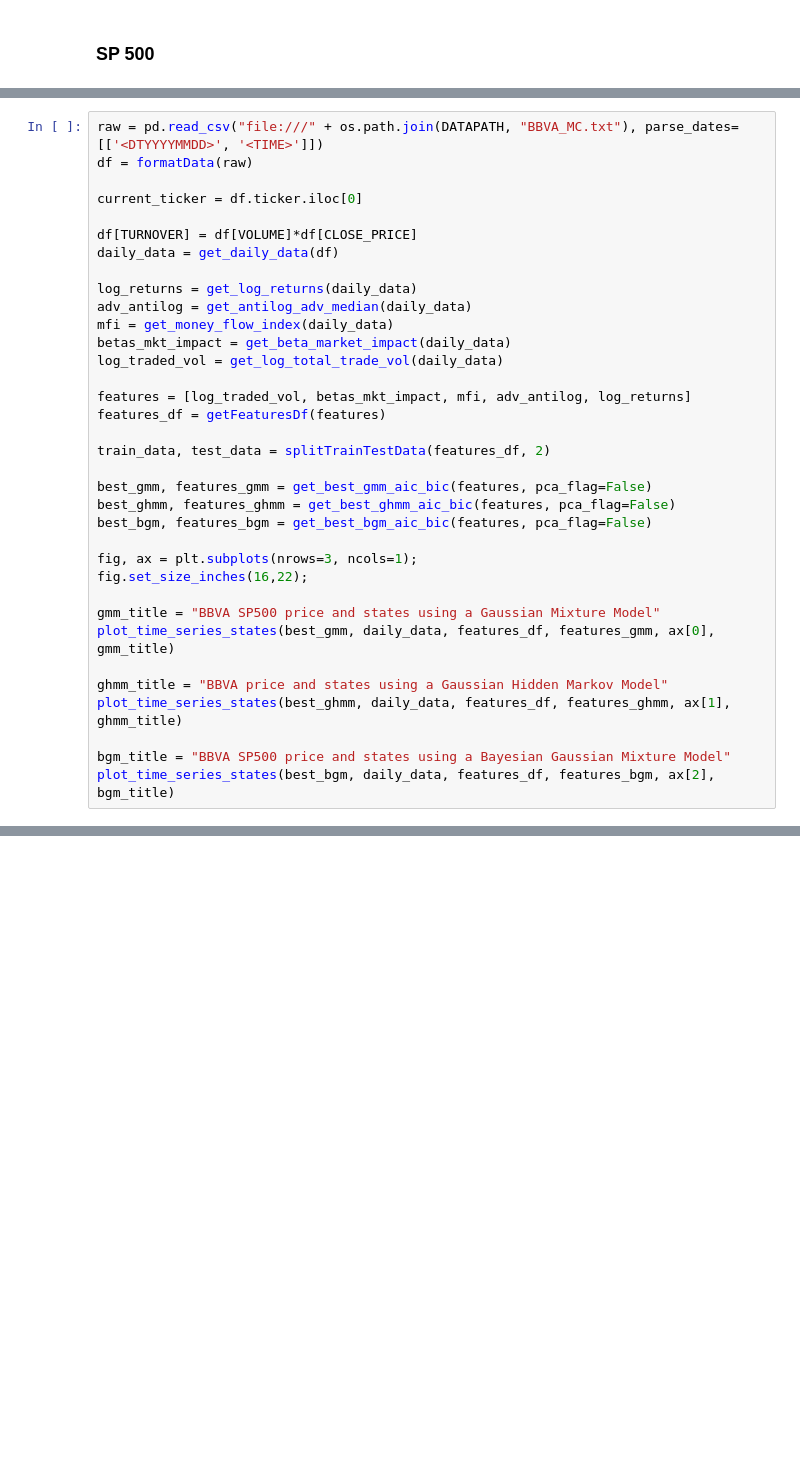
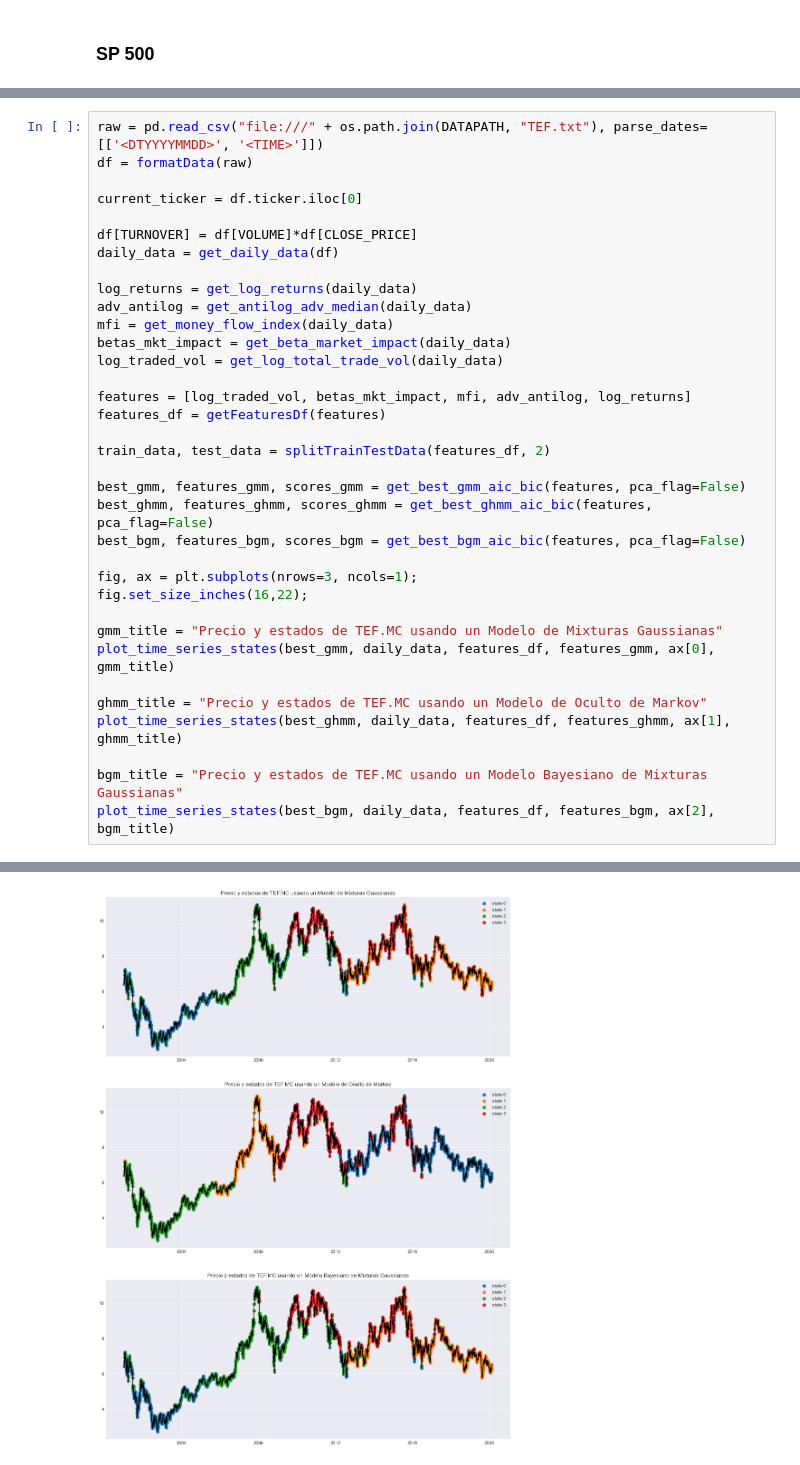
Before and after one commit to msanchezj/improve-execution-algos, a Jupyter notebook: Models Evaluation.ipynb, the cells around one changed output, grey strips where cells are left out. Drawn from its saved outputs; the diff is of its cells as text; blank space fills up the shorter version.

```diff
--- a/Models Evaluation.ipynb
+++ b/Models Evaluation.ipynb
@@ -1387,5 +838,5 @@ plot_time_series_states(best_bgm, daily_data, features_df, features_bgm, ax[2],
 # %%
-raw = pd.read_csv("file:///" + os.path.join(DATAPATH, "BBVA_MC.txt"), parse_dates=[['<DTYYYYMMDD>', '<TIME>']])
+raw = pd.read_csv("file:///" + os.path.join(DATAPATH, "TEF.txt"), parse_dates=[['<DTYYYYMMDD>', '<TIME>']])
 df = formatData(raw)
 
 current_ticker = df.ticker.iloc[0]
@@ -1404,18 +855,19 @@ features_df = getFeaturesDf(features)
 
 train_data, test_data = splitTrainTestData(features_df, 2)
 
-best_gmm, features_gmm = get_best_gmm_aic_bic(features, pca_flag=False)
-best_ghmm, features_ghmm = get_best_ghmm_aic_bic(features, pca_flag=False)
-best_bgm, features_bgm = get_best_bgm_aic_bic(features, pca_flag=False)
+best_gmm, features_gmm, scores_gmm = get_best_gmm_aic_bic(features, pca_flag=False)
+best_ghmm, features_ghmm, scores_ghmm = get_best_ghmm_aic_bic(features, pca_flag=False)
+best_bgm, features_bgm, scores_bgm = get_best_bgm_aic_bic(features, pca_flag=False)
 
 fig, ax = plt.subplots(nrows=3, ncols=1);
 fig.set_size_inches(16,22);
 
-gmm_title = "BBVA SP500 price and states using a Gaussian Mixture Model"
+gmm_title = "Precio y estados de TEF.MC usando un Modelo de Mixturas Gaussianas"
 plot_time_series_states(best_gmm, daily_data, features_df, features_gmm, ax[0], gmm_title)
 
-ghmm_title = "BBVA price and states using a Gaussian Hidden Markov Model"
+ghmm_title = "Precio y estados de TEF.MC usando un Modelo de Oculto de Markov"
 plot_time_series_states(best_ghmm, daily_data, features_df, features_ghmm, ax[1], ghmm_title)
 
-bgm_title = "BBVA SP500 price and states using a Bayesian Gaussian Mixture Model"
+bgm_title = "Precio y estados de TEF.MC usando un Modelo Bayesiano de Mixturas Gaussianas"
 plot_time_series_states(best_bgm, daily_data, features_df, features_bgm, ax[2], bgm_title)
+# %% [output]
@@ -1422,3 +880,4 @@ plot_time_series_states(best_bgm, daily_data, features_df, features_bgm, ax[2],
+[figure, added]
 # %%
 raw = pd.read_csv("file:///" + os.path.join(DATAPATH, "TEF.txt"), parse_dates=[['<DTYYYYMMDD>', '<TIME>']])
 df = formatData(raw)
```
Also changed, not shown: parts of 49 cells of this notebook, 4 other files.
